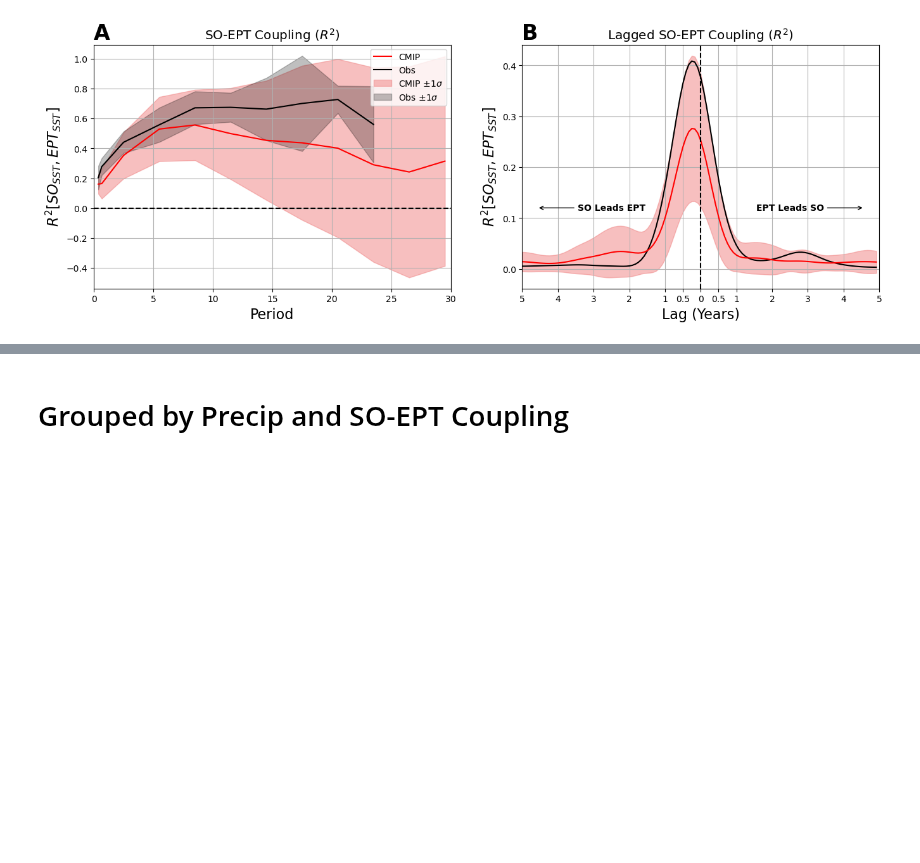
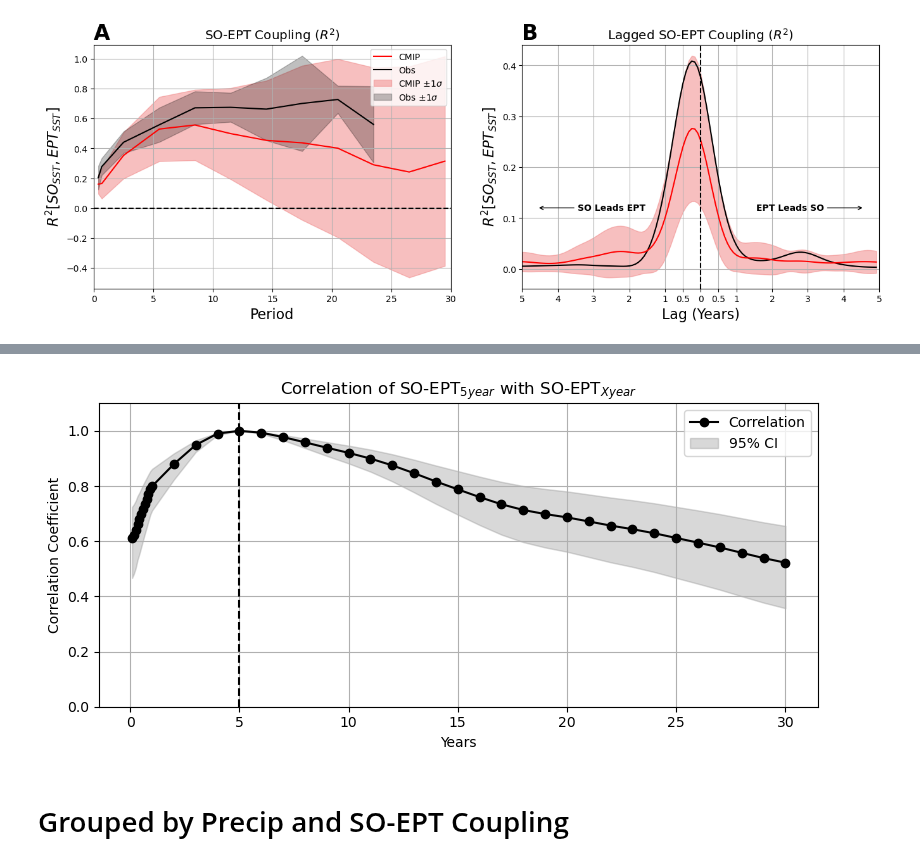
Before and after one commit to zacespinosa/SO-EP-teleconnection, a Jupyter notebook: Figure_Notebooks/Figure_2_time.ipynb, the cells around one changed output, grey strips where cells are left out. Saved outputs shown, nothing was run; the diff lists cells and outputs as text; code cells hidden in the pictures; blank space fills up the shorter version.

```diff
--- a/Figure_Notebooks/Figure_2_time.ipynb
+++ b/Figure_Notebooks/Figure_2_time.ipynb
@@ -670,3 +761,61 @@ plt.savefig("/home/espinosa10/SO-EP-teleconnection/Manuscript_Figures/SI/Figure_
+# %%
+DATA_ROOT = "/home/espinosa10/SO-EP-teleconnection/Data"
+rvalues_so_ept_coupling = xr.open_dataset(os.path.join(DATA_ROOT, "so_ept_coupling.nc"))
+regs = rvalues_so_ept_coupling["reg"]
+
+ref = regs.sel(years=12*5)
+band_centers = regs.years.values
+
+correlations = []
+ci_lower = []
+ci_upper = []
+
+for bc in band_centers:
+    x = ref.values
+    y = regs.sel(years=bc).values
+    mask = ~np.isnan(x) & ~np.isnan(y)
+    n = np.sum(mask)
+
+    if n >= 4:  # Fisher z requires n > 3
+        r = np.corrcoef(x[mask], y[mask])[0, 1]
+        correlations.append(r)
+
+        # Fisher z transform
+        z = np.arctanh(r)
+        se = 1 / np.sqrt(n - 3)
+        z_crit = 1.96  # ~95% CI
+        z_lower = z - z_crit * se
+        z_upper = z + z_crit * se
+
+        # Inverse transform
+        ci_lower.append(np.tanh(z_lower))
+        ci_upper.append(np.tanh(z_upper))
+    else:
+        correlations.append(np.nan)
+        ci_lower.append(np.nan)
+        ci_upper.append(np.nan)
+
+# Convert to arrays
+correlations = np.array(correlations)
+ci_lower = np.array(ci_lower)
+ci_upper = np.array(ci_upper)
+
+# Plot with error bars
+plt.figure(figsize=(8, 4))
+plt.plot(band_centers, correlations, marker='o', color='black', label='Correlation')
+plt.fill_between(band_centers, ci_lower, ci_upper, color='gray', alpha=0.3, label='95% CI')
+plt.axvline(12*5, color='black', linestyle='--')
+plt.ylim(0, 1.1)
+plt.xlabel("Years")
+plt.ylabel(r"Correlation Coefficient")
+plt.xticks(ticks=np.arange(0, 12*35, 12*5), labels=np.arange(0, 35, 5))
+plt.title(r"Correlation of SO-EPT$_{5year}$ with SO-EPT$_{Xyear}$")
+plt.grid(True)
+plt.legend()
+plt.tight_layout()
+plt.show()
+# %% [output]
+[figure, added]
 # %% [markdown]
 # Grouped by Precip and SO-EPT Coupling
 # %%
```
Also changed, not shown: parts of 4 cells of this notebook, 2 other files.
